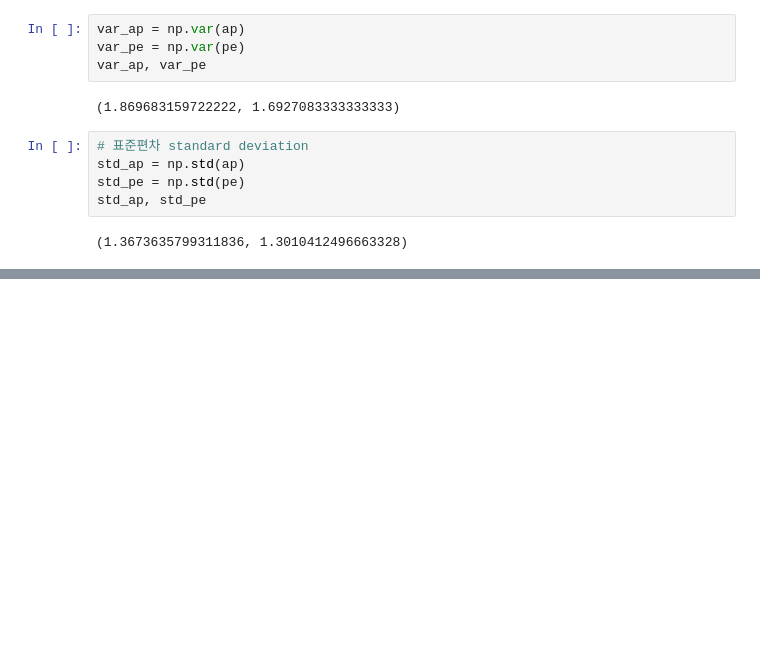
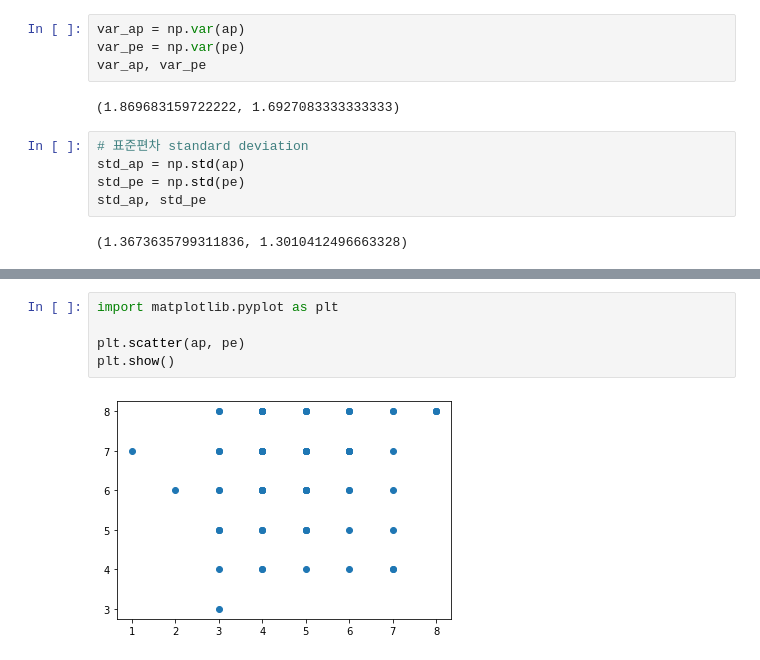
Before and after one commit to eaglehkim/python, a Jupyter notebook: prac2_ipynb의_사본.ipynb, the cells around one changed output, grey strips where cells are left out. Saved outputs shown, nothing was run; the diff lists cells and outputs as text; blank space fills up the shorter version.

```diff
--- a/prac2_ipynb의_사본.ipynb
+++ b/prac2_ipynb의_사본.ipynb
@@ -419,0 +427,7 @@ cov_ap, cov_pe
+# %%
+import matplotlib.pyplot as plt
+
+plt.scatter(ap, pe)
+plt.show()
+# %% [output]
+[figure, added]
```
Also changed, not shown: parts of 8 cells of this notebook.
